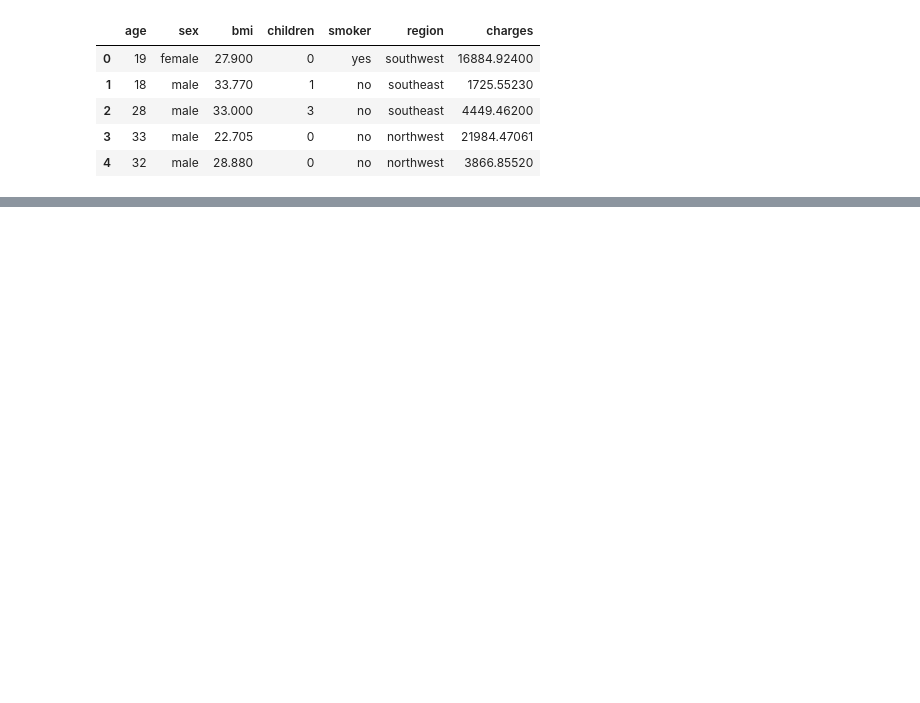
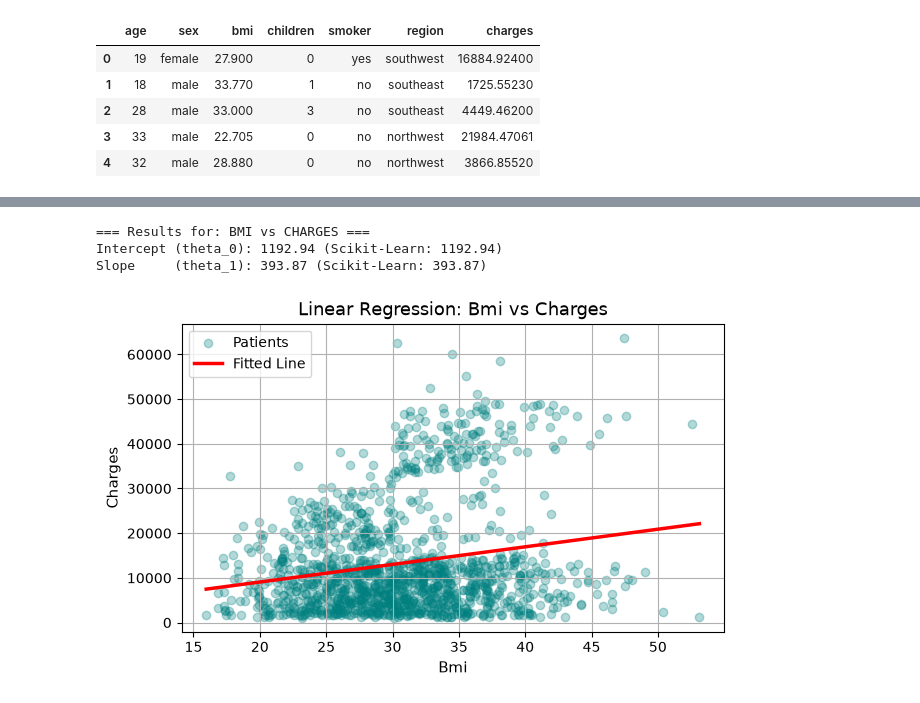
Before and after one commit to Hamshary99/mohamed-ai-learning, a Jupyter notebook: week1/day2/notebooks/Ch4_test_field.ipynb, the cells around one changed output, grey strips where cells are left out. Cells and saved outputs as stored; diff of their text form; code cells hidden in the pictures; blank space fills up the shorter version.

Commit message:
feat(ch4): create universal plug-and-play linear regression cell in test field

```diff
--- a/week1/day2/notebooks/Ch4_test_field.ipynb
+++ b/week1/day2/notebooks/Ch4_test_field.ipynb
@@ -61,0 +41,53 @@ df.head()
+# %%
+# ==========================================
+# 1. CHOOSE WHAT COLUMNS YOU WANT TO TEST HERE
+# ==========================================
+feature_col = "bmi"       # X feature: try "age", "bmi", or "children"
+target_col  = "charges"   # y target:  try "charges", or "bmi"
+
+# ==========================================
+# 2. EXTRACT 2D ARRAYS AUTOMATICALLY
+# ==========================================
+X = df[[feature_col]].values
+y = df[[target_col]].values
+
+# ==========================================
+# 3. METHOD A: THE NORMAL EQUATION
+# ==========================================
+X_b = np.c_[np.ones((len(X), 1)), X]
+theta_best = np.linalg.inv(X_b.T @ X_b) @ X_b.T @ y
+
+# ==========================================
+# 4. METHOD B: SCIKIT-LEARN LINEAR REGRESSION
+# ==========================================
+lin_reg = LinearRegression()
+lin_reg.fit(X, y)
+
+print(f"=== Results for: {feature_col.upper()} vs {target_col.upper()} ===")
+print(f"Intercept (theta_0): {theta_best[0][0]:.2f} (Scikit-Learn: {lin_reg.intercept_[0]:.2f})")
+print(f"Slope     (theta_1): {theta_best[1][0]:.2f} (Scikit-Learn: {lin_reg.coef_[0][0]:.2f})")
+
+# ==========================================
+# 5. DYNAMIC PREDICTION (Auto-adapts to min & max)
+# ==========================================
+# Automatically picks the smallest and largest values of whatever feature you chose!
+X_new = np.array([[X.min()], [X.max()]])
+y_predict = lin_reg.predict(X_new)
+
+# ==========================================
+# 6. AUTO-SCALED PLOT
+# ==========================================
+plt.figure(figsize=(7, 4))
+plt.scatter(X, y, alpha=0.3, color="teal", label="Patients")
+plt.plot(X_new, y_predict, "r-", linewidth=2.5, label="Fitted Line")
+plt.xlabel(feature_col.capitalize(), fontsize=11)
+plt.ylabel(target_col.capitalize(), fontsize=11)
+plt.title(f"Linear Regression: {feature_col.capitalize()} vs {target_col.capitalize()}", fontsize=13)
+plt.grid(True)
+plt.legend()
+plt.show()
+# %% [output]
+=== Results for: BMI vs CHARGES ===
+Intercept (theta_0): 1192.94 (Scikit-Learn: 1192.94)
+Slope     (theta_1): 393.87 (Scikit-Learn: 393.87)
+[figure, added]
```
Also changed, not shown: parts of 4 cells of this notebook.
